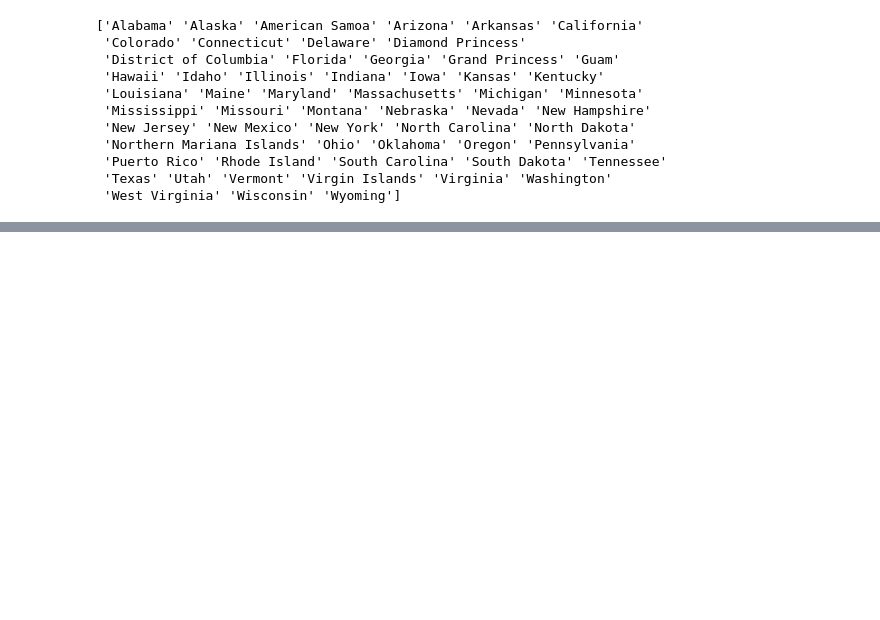
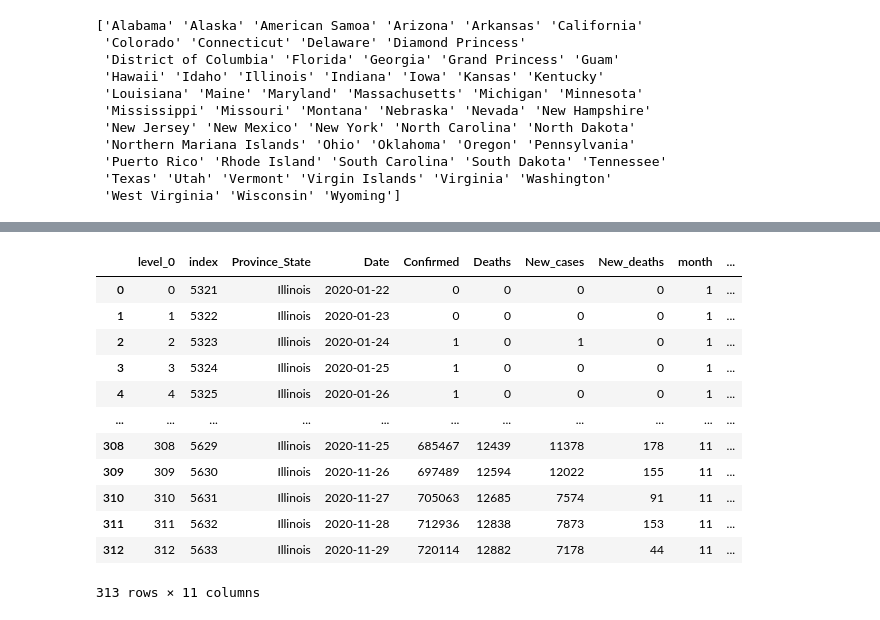
Before and after one commit to tanmaysarin/CS418-FinalProject-COVIDAnalysis, a Jupyter notebook: States.ipynb, the cells around one changed output, grey strips where cells are left out. Drawn from its saved outputs; the diff is of its cells as text; code cells hidden in the pictures; blank space fills up the shorter version.

```diff
--- a/States.ipynb
+++ b/States.ipynb
@@ -309,0 +258,20 @@ array=[171416   2564 325737  77001   7121 384652 170238  11533  26806      4
+# %%
+Ill = Ill.reset_index()
+Ill['Days'] = Ill.index
+
+# Ill['day'] = Ill['Date'].dt.day
+Ill
+# %% [output]
+|  | level_0 | index | Province_State | Date | Confirmed | Deaths | New_cases | New_deaths | month | ... |
+| 0 | 0 | 5321 | Illinois | 2020-01-22 | 0 | 0 | 0 | 0 | 1 | ... |
+| 1 | 1 | 5322 | Illinois | 2020-01-23 | 0 | 0 | 0 | 0 | 1 | ... |
+| 2 | 2 | 5323 | Illinois | 2020-01-24 | 1 | 0 | 1 | 0 | 1 | ... |
+| 3 | 3 | 5324 | Illinois | 2020-01-25 | 1 | 0 | 0 | 0 | 1 | ... |
+| 4 | 4 | 5325 | Illinois | 2020-01-26 | 1 | 0 | 0 | 0 | 1 | ... |
+| ... | ... | ... | ... | ... | ... | ... | ... | ... | ... | ... |
+| 308 | 308 | 5629 | Illinois | 2020-11-25 | 685467 | 12439 | 11378 | 178 | 11 | ... |
+| 309 | 309 | 5630 | Illinois | 2020-11-26 | 697489 | 12594 | 12022 | 155 | 11 | ... |
+| 310 | 310 | 5631 | Illinois | 2020-11-27 | 705063 | 12685 | 7574 | 91 | 11 | ... |
+| 311 | 311 | 5632 | Illinois | 2020-11-28 | 712936 | 12838 | 7873 | 153 | 11 | ... |
+| 312 | 312 | 5633 | Illinois | 2020-11-29 | 720114 | 12882 | 7178 | 44 | 11 | ... |
+313 rows × 11 columns
```
Also changed, not shown: parts of 5 cells of this notebook.
